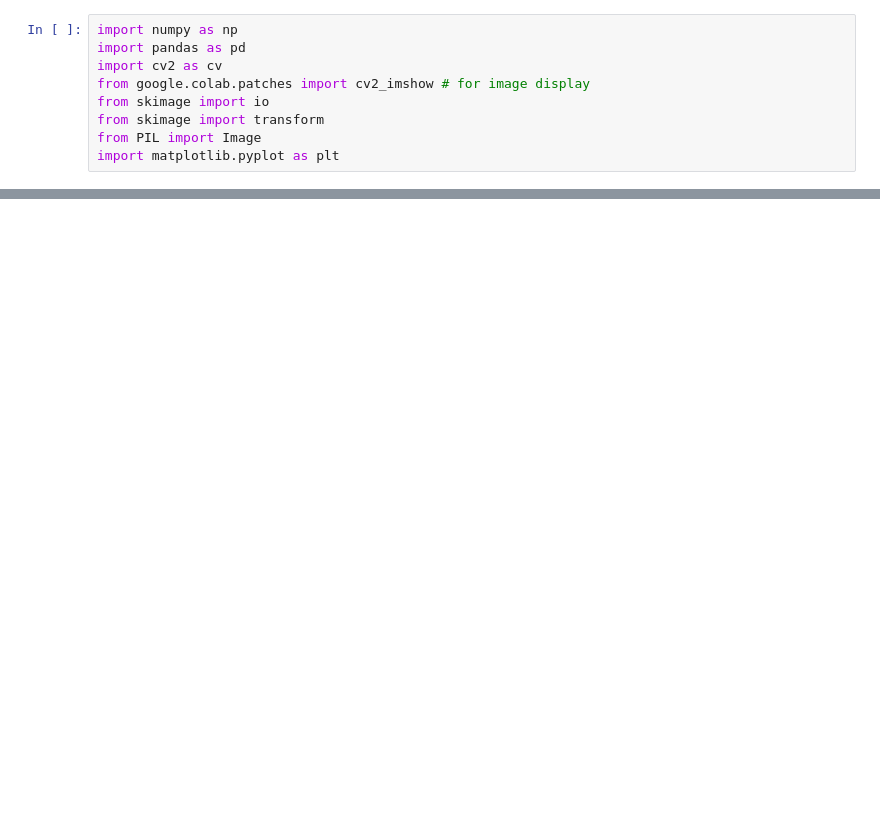
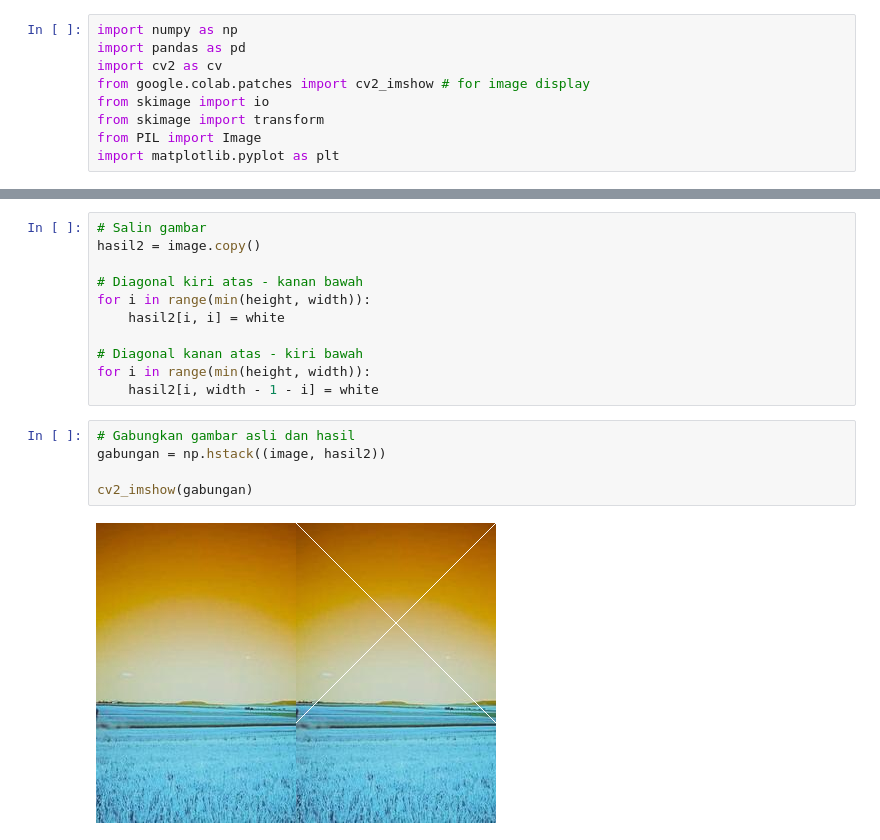
Before and after one commit to HafizRizqi/PCVK_2026, a Jupyter notebook: Latihan_Integrasi.ipynb, the cells around one changed output, grey strips where cells are left out. Drawn from its saved outputs; the diff is of its cells as text; blank space fills up the shorter version.

```diff
--- a/Latihan_Integrasi.ipynb
+++ b/Latihan_Integrasi.ipynb
@@ -52,0 +79,18 @@ cv2_imshow(final_frame)
+# %%
+# Salin gambar
+hasil2 = image.copy()
+
+# Diagonal kiri atas - kanan bawah
+for i in range(min(height, width)):
+    hasil2[i, i] = white
+
+# Diagonal kanan atas - kiri bawah
+for i in range(min(height, width)):
+    hasil2[i, width - 1 - i] = white
+# %%
+# Gabungkan gambar asli dan hasil
+gabungan = np.hstack((image, hasil2))
+
+cv2_imshow(gabungan)
+# %% [output]
+[figure, added]
```
Also changed, not shown: parts of 8 cells of this notebook.
